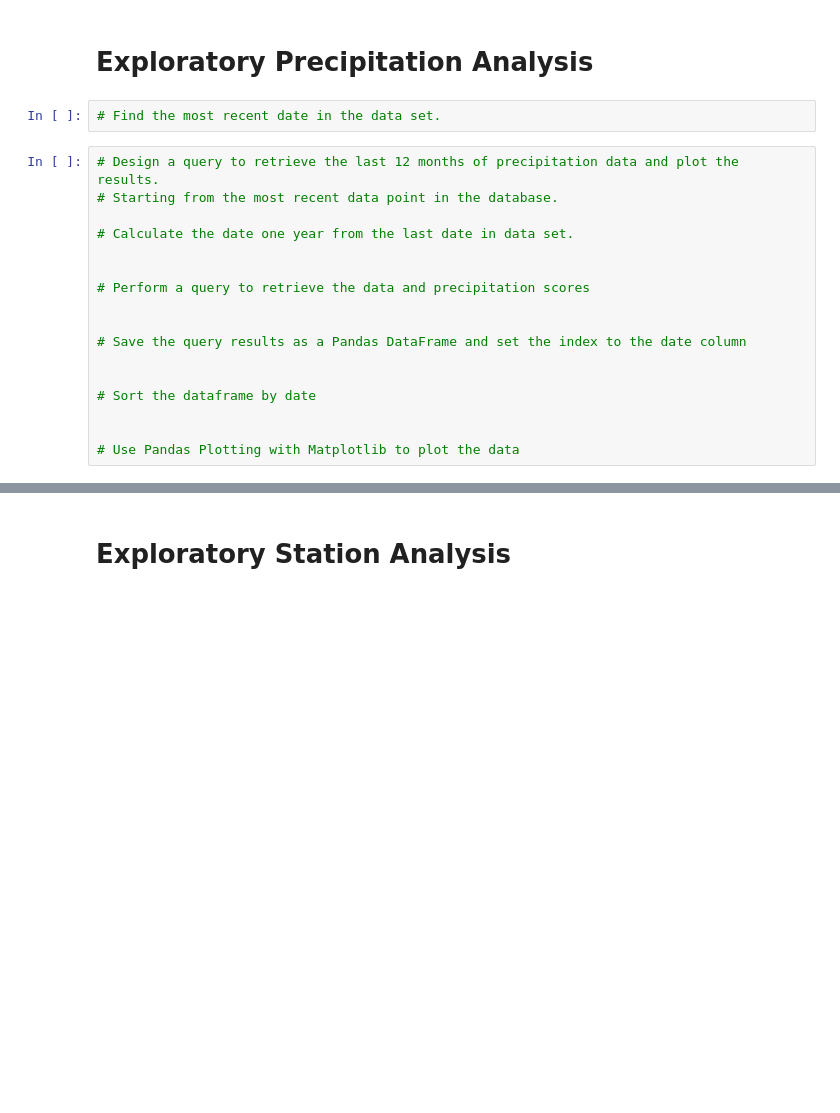
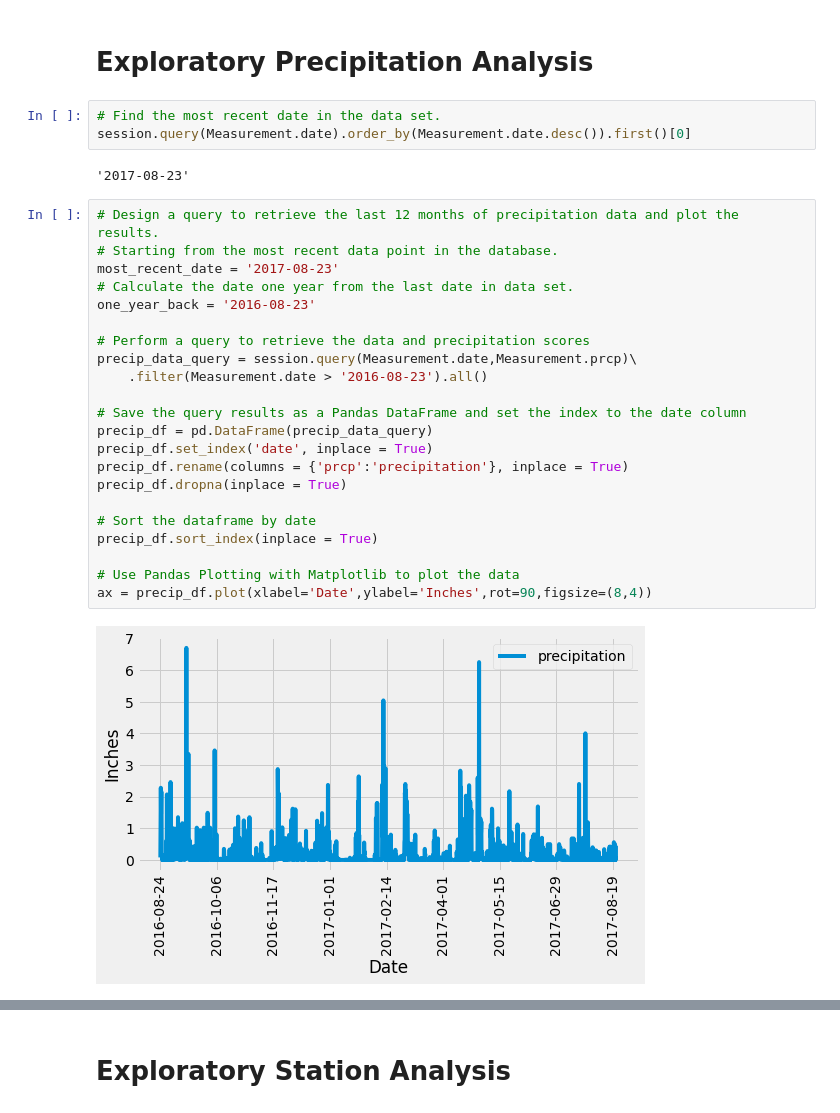
Before and after one commit to dganderson94/sqlalchemy-challenge, a Jupyter notebook: SurfsUp/climate_starter.ipynb, the cells around one changed output, grey strips where cells are left out. Drawn from its saved outputs; the diff is of its cells as text; blank space fills up the shorter version.

Commit message:
Exploratory Precipitation Analysis

```diff
--- a/SurfsUp/climate_starter.ipynb
+++ b/SurfsUp/climate_starter.ipynb
@@ -39,21 +39,31 @@ session = Session(engine)
 # Exploratory Precipitation Analysis
 # %%
 # Find the most recent date in the data set.
+session.query(Measurement.date).order_by(Measurement.date.desc()).first()[0]
+# %% [output]
+'2017-08-23'
 # %%
 # Design a query to retrieve the last 12 months of precipitation data and plot the results.
 # Starting from the most recent data point in the database.
-
+most_recent_date = '2017-08-23'
 # Calculate the date one year from the last date in data set.
-
+one_year_back = '2016-08-23'
 
 # Perform a query to retrieve the data and precipitation scores
-
+precip_data_query = session.query(Measurement.date,Measurement.prcp)\
+    .filter(Measurement.date > '2016-08-23').all()
 
 # Save the query results as a Pandas DataFrame and set the index to the date column
-
+precip_df = pd.DataFrame(precip_data_query)
+precip_df.set_index('date', inplace = True)
+precip_df.rename(columns = {'prcp':'precipitation'}, inplace = True)
+precip_df.dropna(inplace = True)
 
 # Sort the dataframe by date
-
+precip_df.sort_index(inplace = True)
 
 # Use Pandas Plotting with Matplotlib to plot the data
+ax = precip_df.plot(xlabel='Date',ylabel='Inches',rot=90,figsize=(8,4))
+# %% [output]
+[figure, added]
 # %%
```
Also changed, not shown: parts of 1 cell of this notebook.
